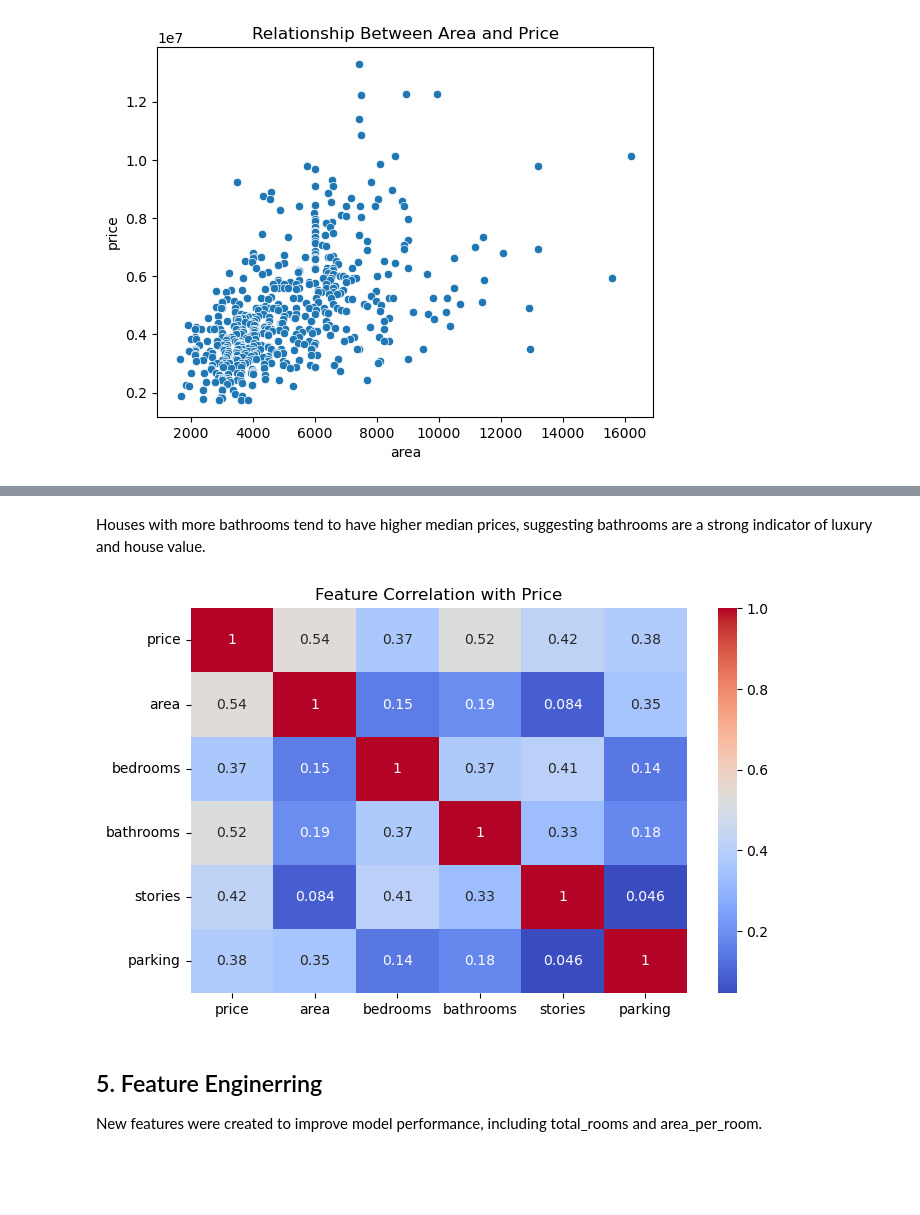
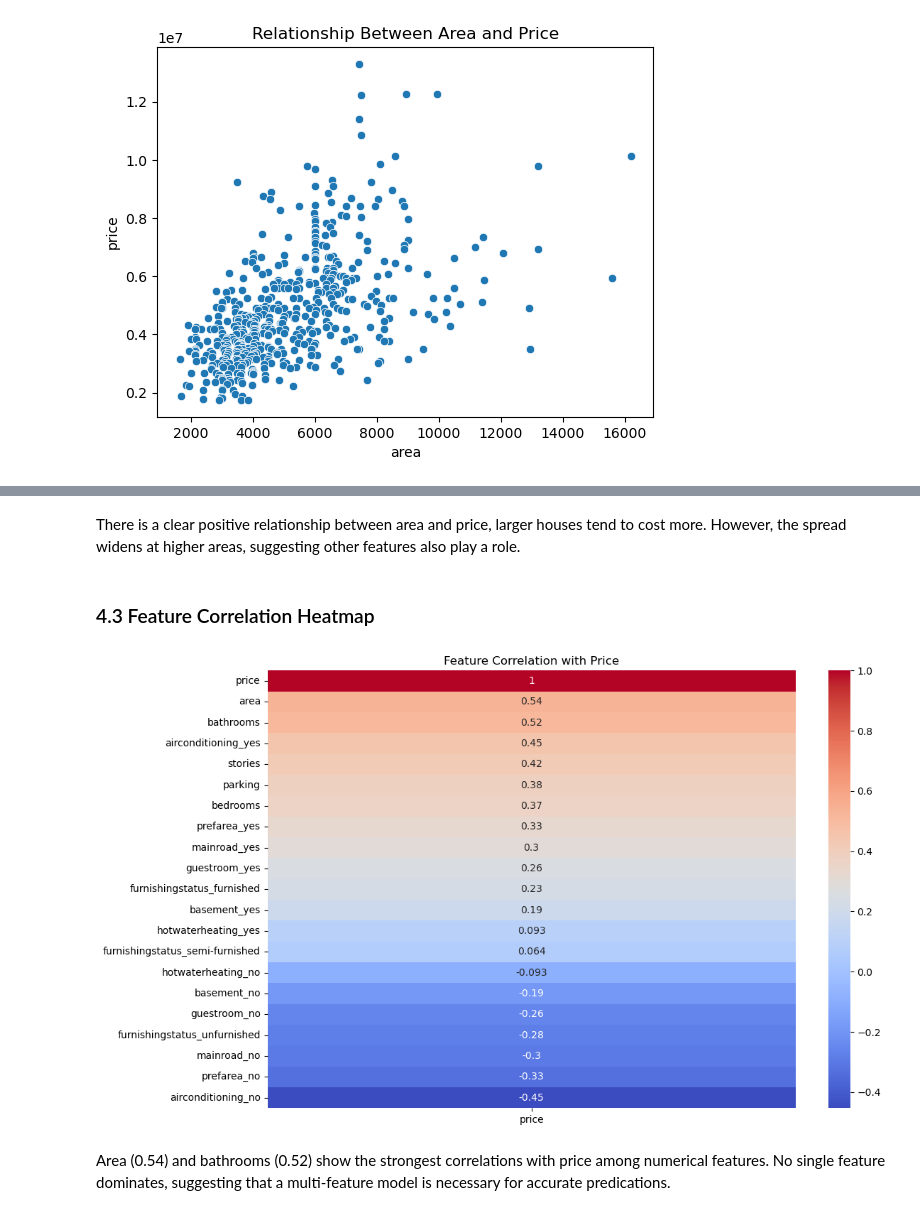
Before and after one commit to stefan-ventura/housing-prices-prediction, a Jupyter notebook: HousingPricesPrediction.ipynb, the cells around one changed output, grey strips where cells are left out. Saved outputs shown, nothing was run; the diff lists cells and outputs as text; code cells hidden in the pictures; blank space fills up the shorter version.

```diff
--- a/HousingPricesPrediction.ipynb
+++ b/HousingPricesPrediction.ipynb
@@ -123,14 +130,15 @@ plt.show()
-# %% [markdown]
-Houses with more bathrooms tend to have higher median prices, suggesting bathrooms are a strong indicator of luxury and house value.
+# %% [markdown]
+There is a clear positive relationship between area and price, larger houses tend to cost more. However, the spread widens at higher areas, suggesting other features also play a role.
+# %% [markdown]
+### 4.3 Feature Correlation Heatmap
 # %%
 # Plot a heatmap to visualize correlations between features and price
-plt.figure(figsize=(8,5))
-sns.heatmap(df.corr(numeric_only=True), annot=True, cmap="coolwarm")
+df_encoded = pd.get_dummies(df)
+plt.figure(figsize=(12,8))
+sns.heatmap(df_encoded.corr()[["price"]].sort_values("price", ascending=False), annot=True, cmap="coolwarm")
 plt.title("Feature Correlation with Price")
 plt.show()
 # %% [output]
-[figure, old version]
+[figure, new version]
-# %% [markdown]
-## 5. Feature Enginerring
-
-New features were created to improve model performance, including total_rooms and area_per_room.
+# %% [markdown]
+Area (0.54) and bathrooms (0.52) show the strongest correlations with price among numerical features. No single feature dominates, suggesting that a multi-feature model is necessary for accurate predications.
```
Also changed, not shown: parts of 41 cells of this notebook.
